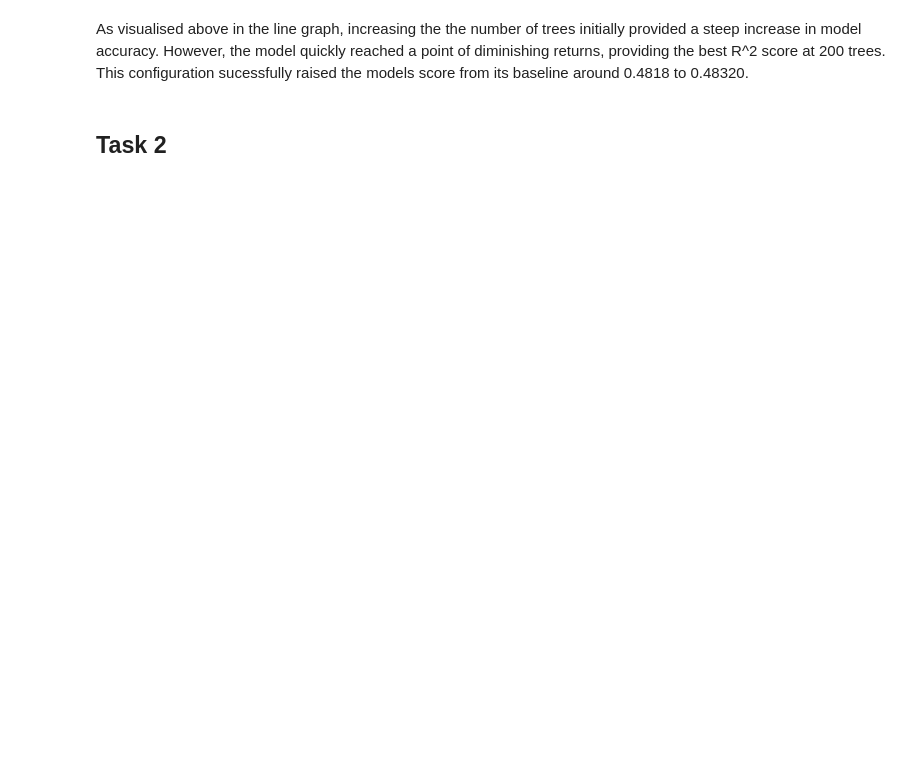
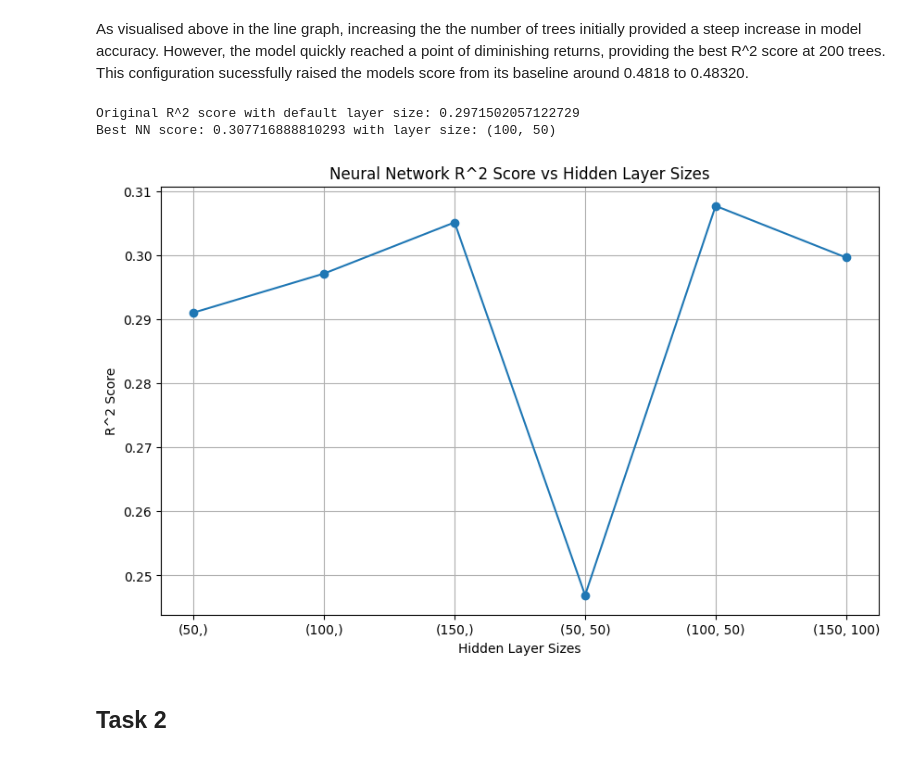
Before and after one commit to BenD2006/comp2002, a Jupyter notebook: COMP2002.ipynb, the cells around one changed output. Saved outputs shown, nothing was run; the diff lists cells and outputs as text; code cells hidden in the pictures; blank space fills up the shorter version.

```diff
--- a/COMP2002.ipynb
+++ b/COMP2002.ipynb
@@ -278,30 +284,34 @@ As visualised above in the line graph, increasing the the number of trees initia
 # %%
 sizes_layer_options = [(50,), (100,), (150,), (50, 50), (100, 50), (150, 100)]
 nn_scores = []
 best_score = float('-inf')
 best_layer_size = None
 
 for size in sizes_layer_options:
     nm_model = MLPRegressor(random_state=44, max_iter=1000, hidden_layer_sizes=size)
-    nm_model.fit(x_train_scaled, y_train)
+    nm_model.fit(x_train_scaled, y_train_scaled)
 
-    score = nm_model.score(x_test_scaled, y_test)
+    score = nm_model.score(x_test_scaled, y_test_scaled)
     nn_scores.append(score)
 
     if score > best_score:
         best_score = score
         best_layer_size = size
 
 print(f"Original R^2 score with default layer size: {nn_score_test}")
 print(f"Best NN score: {best_score} with layer size: {best_layer_size}")
 
 plt.figure(figsize=(10, 6))
 plt.plot([str(size) for size in sizes_layer_options], nn_scores, marker='o')
 plt.title('Neural Network R^2 Score vs Hidden Layer Sizes')
 plt.xlabel('Hidden Layer Sizes')
 plt.ylabel('R^2 Score')
 plt.grid()
 plt.show()
+# %% [output]
+Original R^2 score with default layer size: 0.2971502057122729
+Best NN score: 0.307716888810293 with layer size: (100, 50)
+[figure, added]
 # %% [markdown]
 ## Task 2
 # %%
```
Also changed, not shown: parts of 2 cells of this notebook.
